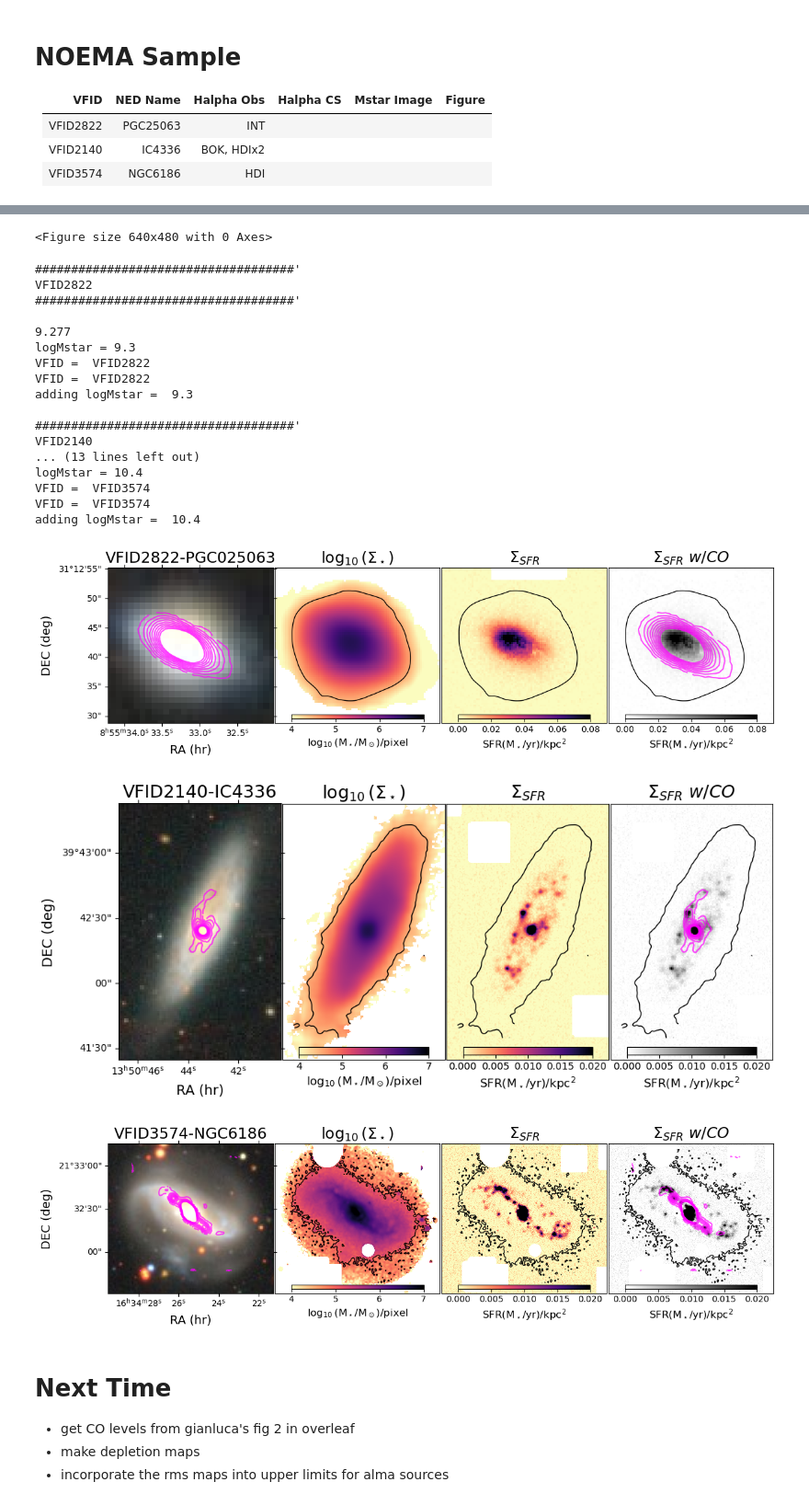
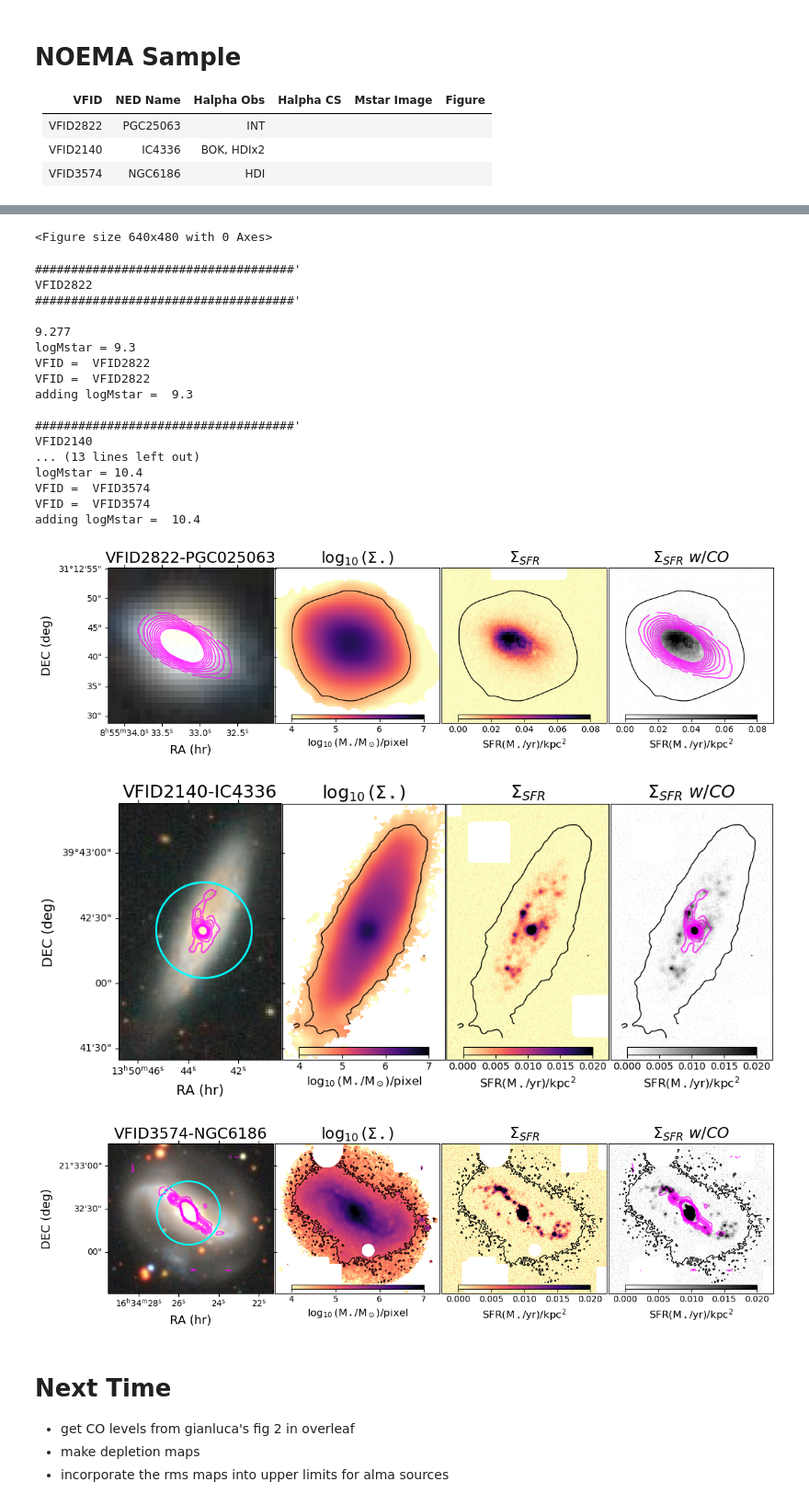
Before and after one commit to rfinn/havirgo, a Jupyter notebook: notebooks/noema_sources.ipynb, the cells around one changed output, grey strips where cells are left out. Shown at 92% size. Cells and saved outputs as stored; diff of their text form; code cells hidden in the pictures.

```diff
--- a/notebooks/noema_sources.ipynb
+++ b/notebooks/noema_sources.ipynb
@@ -119,36 +119,36 @@ for k,d in enumerate(alldirs):
         sfr_limits = None
     #sfr_limits = None
     #plot_mstar_sfr_COall(d,rmax=rmax_dict[vfid],vr=vr,logMstar=logMstar_string,COcolor=cocolor,COlevels=COlevels)
-    plot_mstar_sfr_CO(d,vr=vr,rmax=rmax_dict[vfid],logMstar=logMstar_string,COcolor=cocolor,COlevels=COlevels,noHI=True,alt_title=alt_title, sfr_limits=sfr_limits)
+    plot_mstar_sfr_CO(d,noema=True,vr=vr,rmax=rmax_dict[vfid],logMstar=logMstar_string,COcolor=cocolor,COlevels=COlevels,noHI=True,alt_title=alt_title, sfr_limits=sfr_limits)
 plt.show()
 # %% [output]
 table directory =  /Users/rfinn/research/Virgo/tables-north/v2/
 number of Kourkchi group members = 17
 distance to Virgo = 6.7 (6.3) +/- 2.7
 Vcosmic: biweight location (scale) = 1425.5 (374.2)
 vr: biweight location (scale) = 1236.5 (163.8)
 average separation of Halpha FOV galaxies from center is 0.374 Rvirial
 <Figure size 640x480 with 0 Axes>
 ####################################'
 VFID2822
 ####################################'
 
 9.277
 logMstar = 9.3
 VFID =  VFID2822
 VFID =  VFID2822
 adding logMstar =  9.3
 
 ####################################'
 VFID2140
 ... (13 lines left out)
 logMstar = 10.4
 VFID =  VFID3574
 VFID =  VFID3574
 adding logMstar =  10.4
 [figure]
-[figure, old version]
+[figure, new version]
-[figure, old version]
+[figure, new version]
 # %% [markdown]
 # Next Time
 * get CO levels from gianluca's fig 2 in overleaf
```
Also changed, not shown: parts of 1 cell of this notebook, 1 other file.
